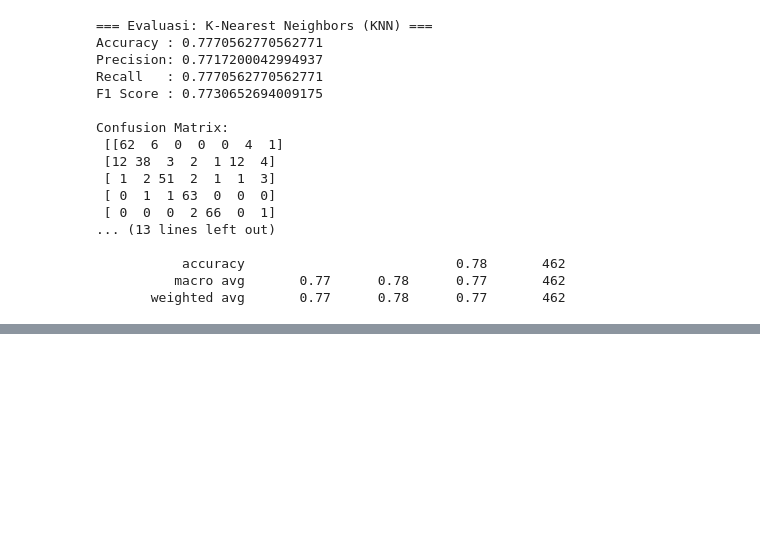
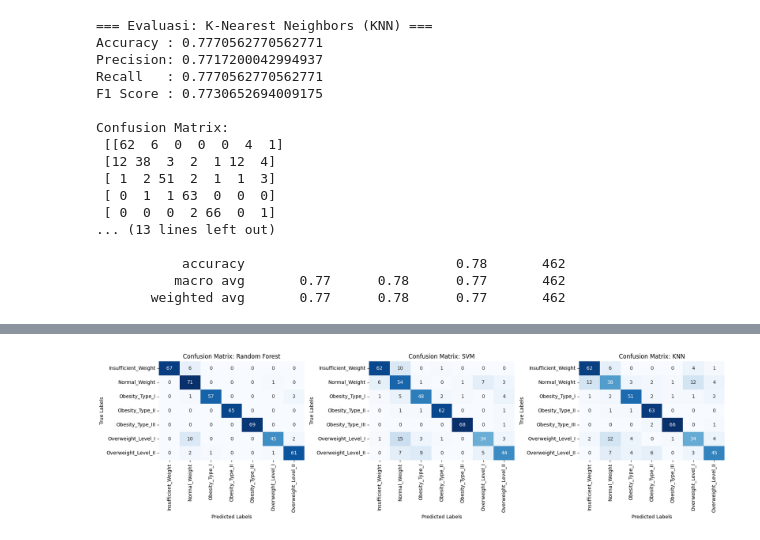
Before and after one commit to aulia-anhar/capstone-obesity-prediction, a Jupyter notebook: notebooks/obesity-calssification.ipynb, the cells around one changed output, grey strips where cells are left out. Cells and saved outputs as stored; diff of their text form; code cells hidden in the pictures; blank space fills up the shorter version.

```diff
--- a/notebooks/obesity-calssification.ipynb
+++ b/notebooks/obesity-calssification.ipynb
@@ -629,0 +675,25 @@ Confusion Matrix:
+# %%
+import seaborn as sns
+from sklearn.metrics import confusion_matrix
+
+# Setup matplotlib figure
+fig, axes = plt.subplots(1, 3, figsize=(18, 5))
+
+# List of predictions and titles
+predictions = [y_pred_rf, y_pred_svm, y_pred_knn]
+titles = ['Random Forest', 'SVM', 'KNN']
+
+# Plot each confusion matrix
+for i, (y_pred, title) in enumerate(zip(predictions, titles)):
+    cm = confusion_matrix(y_test, y_pred)
+    sns.heatmap(cm, annot=True, fmt='d', cmap='Blues', ax=axes[i], cbar=False)
+    axes[i].set_title(f'Confusion Matrix: {title}')
+    axes[i].set_xlabel('Predicted Labels')
+    axes[i].set_ylabel('True Labels')
+    axes[i].set_xticklabels(le.classes_, rotation=90)
+    axes[i].set_yticklabels(le.classes_, rotation=0)
+
+plt.tight_layout()
+plt.show()
+# %% [output]
+[figure, added]
```
Also changed, not shown: parts of 16 cells of this notebook.
